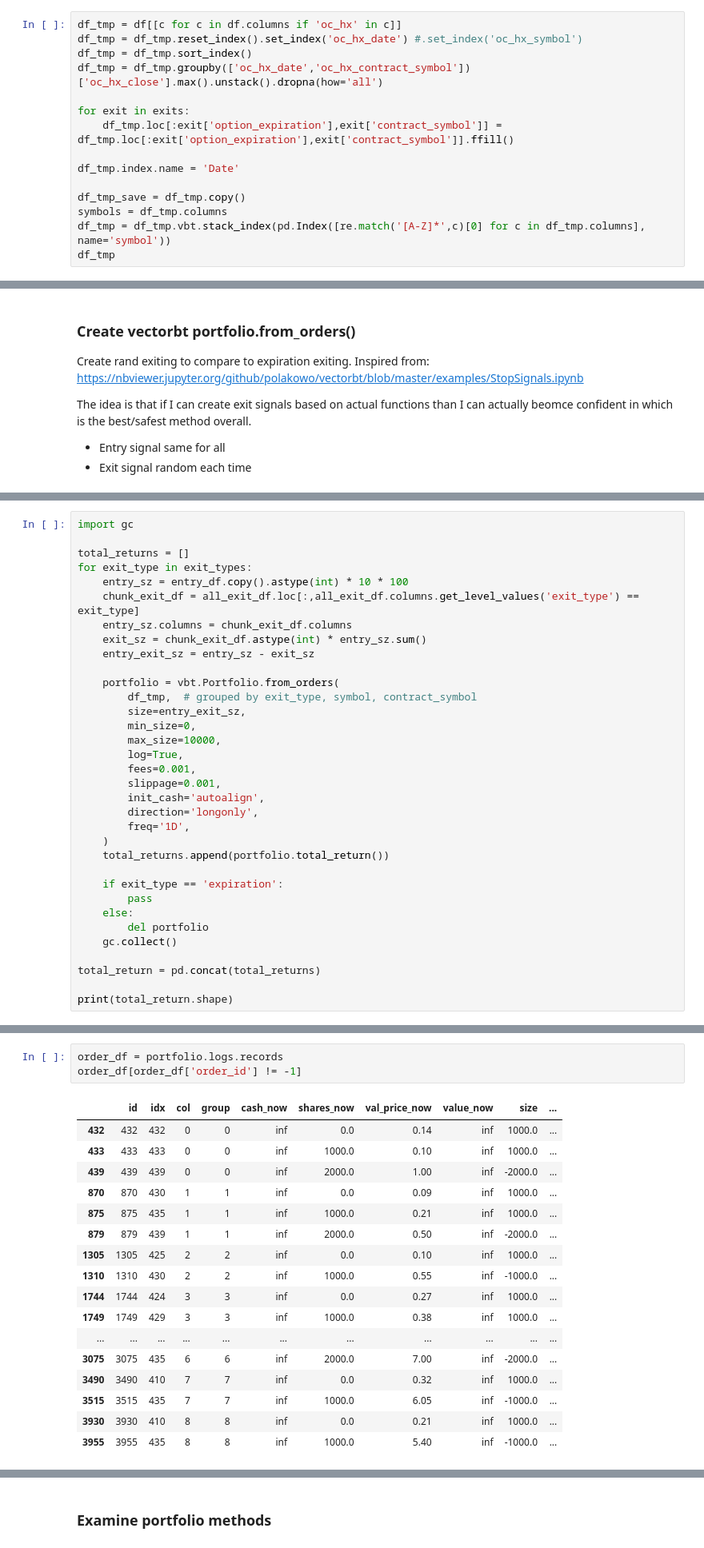
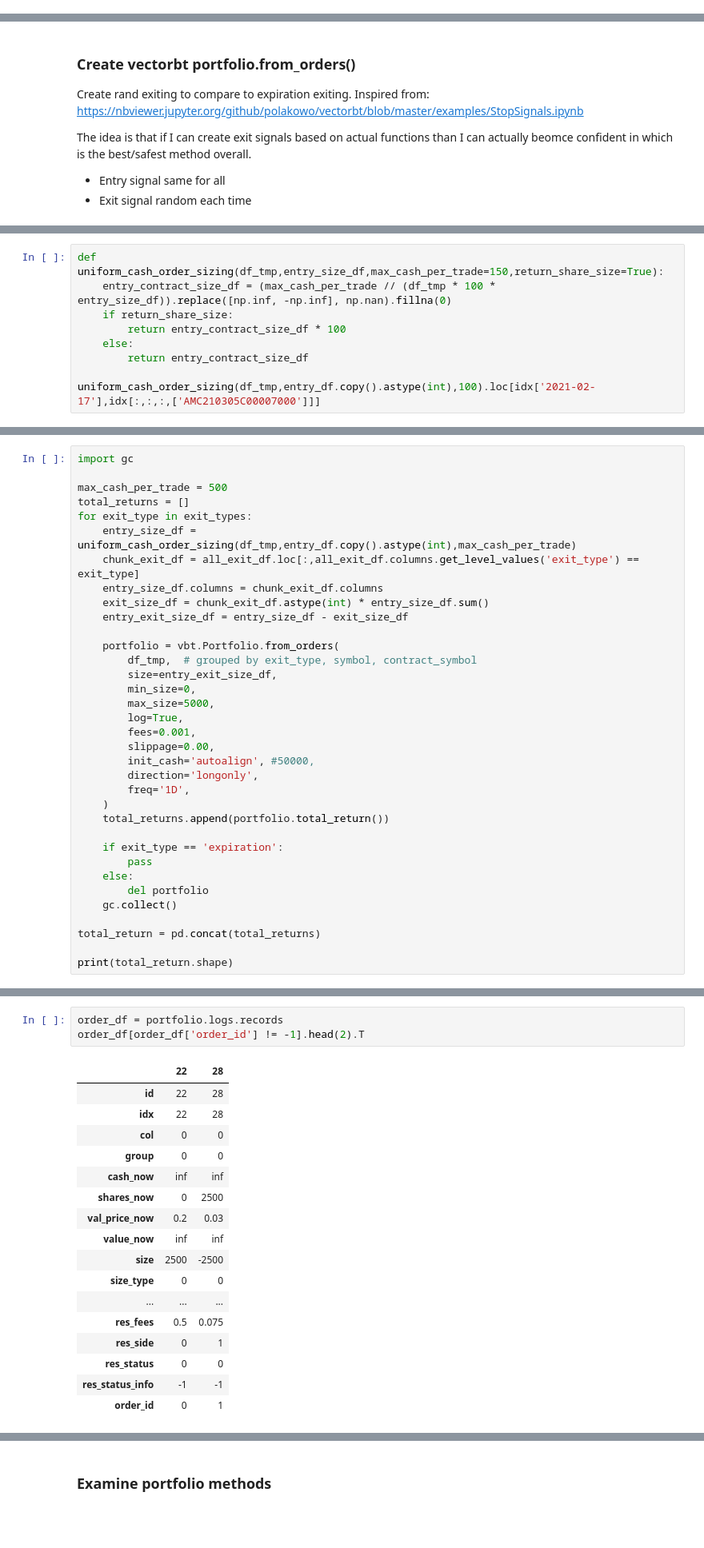
Before and after one commit to xbno/vectorbt, a Jupyter notebook: examples/multi.ipynb, the cells around one changed output, grey strips where cells are left out. Shown at 80% size. Drawn from its saved outputs; the diff is of its cells as text; blank space fills up the shorter version.

```diff
--- a/examples/multi.ipynb
+++ b/examples/multi.ipynb
@@ -234,15 +229,0 @@ One column per option_contract series
-# %%
-df_tmp = df[[c for c in df.columns if 'oc_hx' in c]]
-df_tmp = df_tmp.reset_index().set_index('oc_hx_date') #.set_index('oc_hx_symbol')
-df_tmp = df_tmp.sort_index()
-df_tmp = df_tmp.groupby(['oc_hx_date','oc_hx_contract_symbol'])['oc_hx_close'].max().unstack().dropna(how='all')
-
-for exit in exits:
-    df_tmp.loc[:exit['option_expiration'],exit['contract_symbol']] = df_tmp.loc[:exit['option_expiration'],exit['contract_symbol']].ffill()
-
-df_tmp.index.name = 'Date'
-
-df_tmp_save = df_tmp.copy()
-symbols = df_tmp.columns
-df_tmp = df_tmp.vbt.stack_index(pd.Index([re.match('[A-Z]*',c)[0] for c in df_tmp.columns], name='symbol'))
-df_tmp
@@ -399,0 +393,9 @@ The idea is that if I can create exit signals based on actual functions than I c
+# %%
+def uniform_cash_order_sizing(df_tmp,entry_size_df,max_cash_per_trade=150,return_share_size=True):
+    entry_contract_size_df = (max_cash_per_trade // (df_tmp * 100 * entry_size_df)).replace([np.inf, -np.inf], np.nan).fillna(0)
+    if return_share_size:
+        return entry_contract_size_df * 100
+    else:
+        return entry_contract_size_df
+
+uniform_cash_order_sizing(df_tmp,entry_df.copy().astype(int),100).loc[idx['2021-02-17'],idx[:,:,:,['AMC210305C00007000']]]
@@ -400,23 +411,24 @@ The idea is that if I can create exit signals based on actual functions than I c
 # %%
 import gc
 
+max_cash_per_trade = 500
 total_returns = []
 for exit_type in exit_types:
-    entry_sz = entry_df.copy().astype(int) * 10 * 100
+    entry_size_df = uniform_cash_order_sizing(df_tmp,entry_df.copy().astype(int),max_cash_per_trade)
     chunk_exit_df = all_exit_df.loc[:,all_exit_df.columns.get_level_values('exit_type') == exit_type]
-    entry_sz.columns = chunk_exit_df.columns
-    exit_sz = chunk_exit_df.astype(int) * entry_sz.sum()
-    entry_exit_sz = entry_sz - exit_sz
+    entry_size_df.columns = chunk_exit_df.columns
+    exit_size_df = chunk_exit_df.astype(int) * entry_size_df.sum()
+    entry_exit_size_df = entry_size_df - exit_size_df
 
     portfolio = vbt.Portfolio.from_orders(
         df_tmp,  # grouped by exit_type, symbol, contract_symbol
-        size=entry_exit_sz,
+        size=entry_exit_size_df,
         min_size=0,
-        max_size=10000,
+        max_size=5000,
         log=True,
         fees=0.001,
-        slippage=0.001,
-        init_cash='autoalign',
+        slippage=0.00,
+        init_cash='autoalign', #50000,
         direction='longonly',
         freq='1D',
     )
@@ -466,21 +484,21 @@ expiration  6.206734  5.679608  5.369567
 # %%
 order_df = portfolio.logs.records
-order_df[order_df['order_id'] != -1]
+order_df[order_df['order_id'] != -1].head(2).T
 # %% [output]
-|  | id | idx | col | group | cash_now | shares_now | val_price_now | value_now | size | ... |
-| 432 | 432 | 432 | 0 | 0 | inf | 0.0 | 0.14 | inf | 1000.0 | ... |
-| 433 | 433 | 433 | 0 | 0 | inf | 1000.0 | 0.10 | inf | 1000.0 | ... |
-| 439 | 439 | 439 | 0 | 0 | inf | 2000.0 | 1.00 | inf | -2000.0 | ... |
-| 870 | 870 | 430 | 1 | 1 | inf | 0.0 | 0.09 | inf | 1000.0 | ... |
-| 875 | 875 | 435 | 1 | 1 | inf | 1000.0 | 0.21 | inf | 1000.0 | ... |
-| 879 | 879 | 439 | 1 | 1 | inf | 2000.0 | 0.50 | inf | -2000.0 | ... |
-| 1305 | 1305 | 425 | 2 | 2 | inf | 0.0 | 0.10 | inf | 1000.0 | ... |
-| 1310 | 1310 | 430 | 2 | 2 | inf | 1000.0 | 0.55 | inf | -1000.0 | ... |
-| 1744 | 1744 | 424 | 3 | 3 | inf | 0.0 | 0.27 | inf | 1000.0 | ... |
-| 1749 | 1749 | 429 | 3 | 3 | inf | 1000.0 | 0.38 | inf | 1000.0 | ... |
-| ... | ... | ... | ... | ... | ... | ... | ... | ... | ... | ... |
-| 3075 | 3075 | 435 | 6 | 6 | inf | 2000.0 | 7.00 | inf | -2000.0 | ... |
-| 3490 | 3490 | 410 | 7 | 7 | inf | 0.0 | 0.32 | inf | 1000.0 | ... |
-| 3515 | 3515 | 435 | 7 | 7 | inf | 1000.0 | 6.05 | inf | -1000.0 | ... |
-| 3930 | 3930 | 410 | 8 | 8 | inf | 0.0 | 0.21 | inf | 1000.0 | ... |
-| 3955 | 3955 | 435 | 8 | 8 | inf | 1000.0 | 5.40 | inf | -1000.0 | ... |
+|  | 22 | 28 |
+| id | 22 | 28 |
+| idx | 22 | 28 |
+| col | 0 | 0 |
+| group | 0 | 0 |
+| cash_now | inf | inf |
+| shares_now | 0 | 2500 |
+| val_price_now | 0.2 | 0.03 |
+| value_now | inf | inf |
+| size | 2500 | -2500 |
+| size_type | 0 | 0 |
+| ... | ... | ... |
+| res_fees | 0.5 | 0.075 |
+| res_side | 0 | 1 |
+| res_status | 0 | 0 |
+| res_status_info | -1 | -1 |
+| order_id | 0 | 1 |
```
Also changed, not shown: parts of 91 cells of this notebook.
